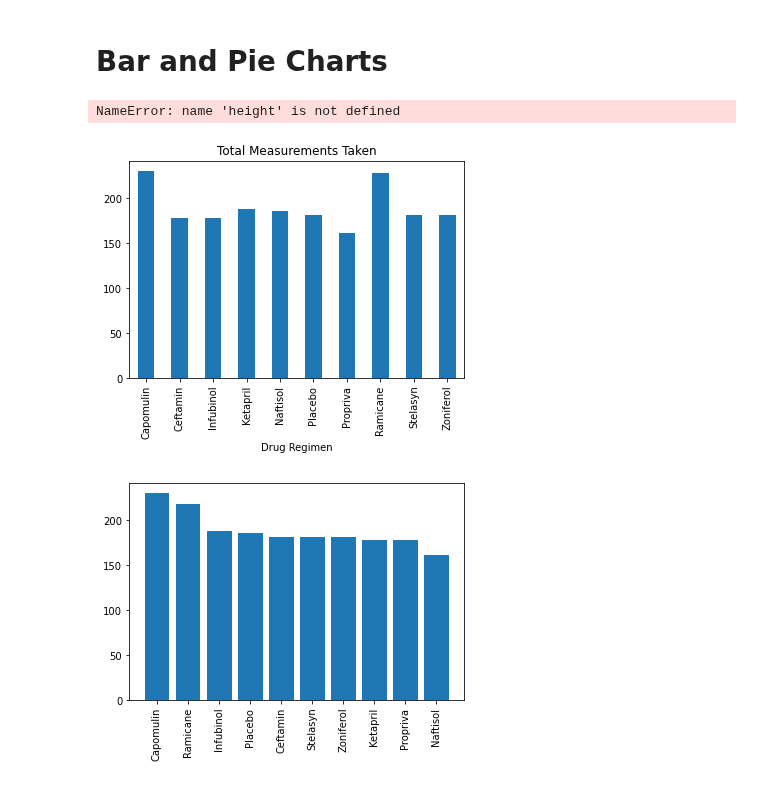
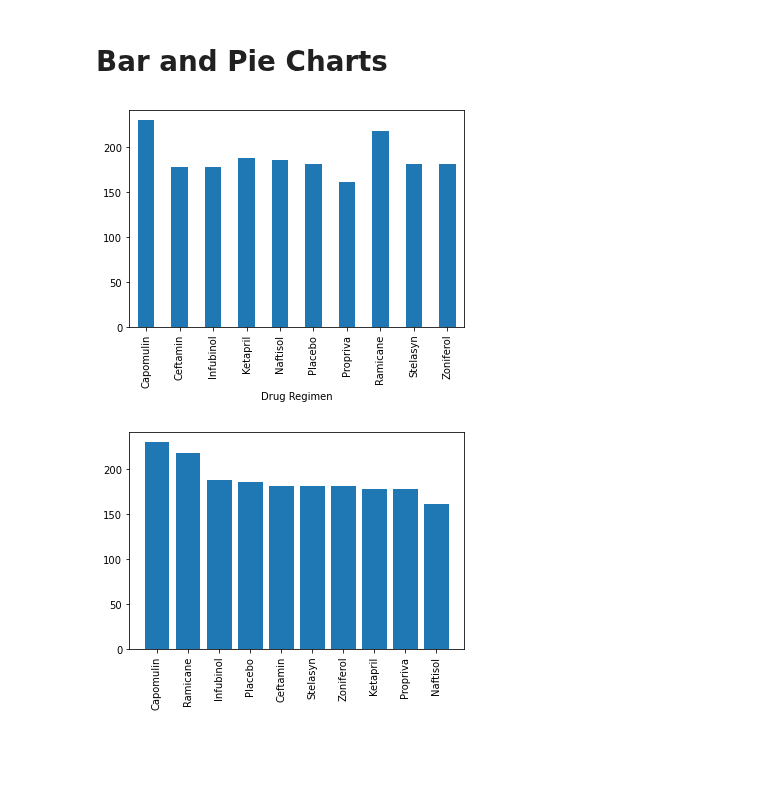
Before and after one commit to CarmiSmith/Matplotlib-Homework, a Jupyter notebook: pymaceuticals_homework.ipynb, the cells around one changed output. Drawn from its saved outputs; the diff is of its cells as text; code cells hidden in the pictures; blank space fills up the shorter version.

```diff
--- a/pymaceuticals_homework.ipynb
+++ b/pymaceuticals_homework.ipynb
@@ -181,14 +183,13 @@ stat_summary
 # %%
 # Generate a bar plot showing the total number of measurements taken on each drug regimen using pandas.
 measurements = merg_df3.groupby('Drug Regimen')['Mouse ID'].count()
-measurements_plot = measurements.plot.bar()
-measurements_plot.set_title ('Total Measurements Taken')
-y = height()
-measurements_plot.bar(x = 'Drug Regimen', y = 'Number of Measurements')
+#measurements_plot = measurements.plot.bar()
+#measurements_plot.set_title ('Total Measurements Taken')
+#y = height()
+measurements.plot(kind='bar')
 plt.show()
 # %% [output]
-NameError: name 'height' is not defined
-[figure, old version]
+[figure, new version]
 # %%
 # Generate a bar plot showing the total number of measurements taken on each drug regimen using pyplot.
 x_axis = mouse_data['Drug Regimen'].unique()
```
Also changed, not shown: parts of 10 cells of this notebook.
